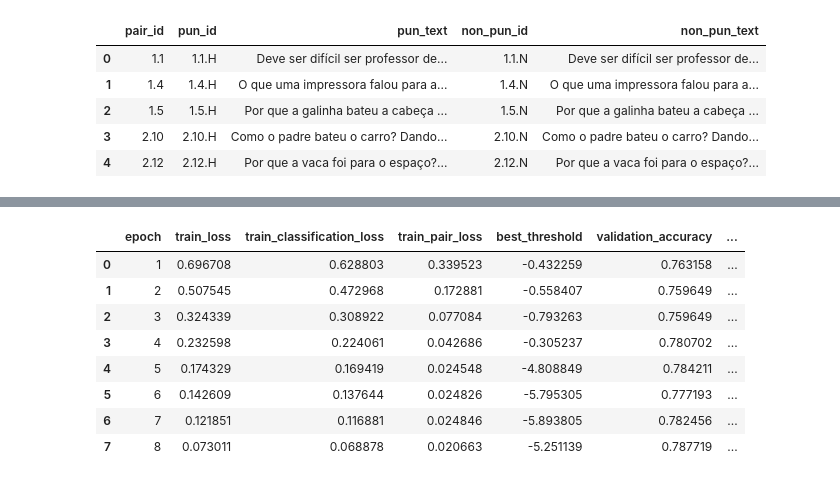
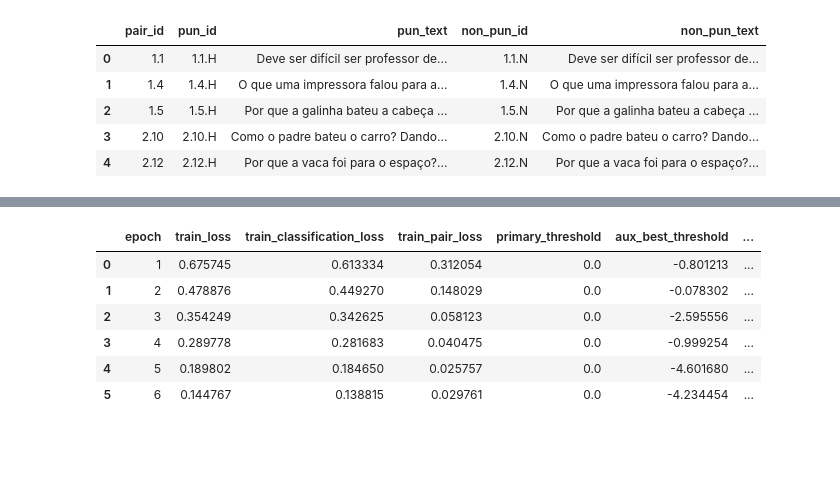
Before and after one commit to avelando/pun-detection-split-analysis, a Jupyter notebook: BERTimbau/constrativo/code.ipynb, the cells around one changed output, grey strips where cells are left out. Cells and saved outputs as stored; diff of their text form; code cells hidden in the pictures; blank space fills up the shorter version.

```diff
--- a/BERTimbau_constrativo.ipynb
+++ b/BERTimbau/constrativo/code.ipynb
@@ -51,14 +51,14 @@ label2id = {
 
 SEED = 40
 MAX_LENGTH = 256
-NUM_EPOCHS = 8
+NUM_EPOCHS = 6
 LEARNING_RATE = 2e-5
 TRAIN_BATCH_SIZE = 8
 EVAL_BATCH_SIZE = 8
 WEIGHT_DECAY = 0.01
 WARMUP_RATIO = 0.1
 MAX_GRAD_NORM = 1.0
-EARLY_STOPPING_PATIENCE = 3
+EARLY_STOPPING_PATIENCE = 2
 
 ALPHA_PAIR_LOSS = 0.2
 PAIR_MARGIN = 0.5
@@ -424,11 +450,18 @@ train_pair_dataset = PairedPunDataset(train_pairs_df)
 validation_single_dataset = SingleTextDataset(validation_df)
 test_single_dataset = SingleTextDataset(test_df)
 
+PAIR_BATCH_SIZE = max(1, TRAIN_BATCH_SIZE // 2)
+
 train_pair_loader = DataLoader(
     train_pair_dataset,
-    batch_size=TRAIN_BATCH_SIZE,
+    batch_size=PAIR_BATCH_SIZE,
     shuffle=True,
     collate_fn=paired_collate_fn
+)
+
+print(
+    f"Train pair batch size: {PAIR_BATCH_SIZE} pairs "
+    f"= {PAIR_BATCH_SIZE * 2} texts per update"
 )
 
 validation_single_loader = DataLoader(
@@ -697,8 +729,12 @@ def apply_pairwise_decoding(predictions_df):
 
     return decoded_df
 # %%
-best_validation_accuracy = -1.0
-best_validation_threshold = 0.0
+PRIMARY_THRESHOLD = 0.0
+
+best_validation_f1 = -1.0
+best_validation_accuracy_at_best_f1 = -1.0
+best_validation_threshold = PRIMARY_THRESHOLD
+
 best_model_state = None
 epochs_without_improvement = 0
 
@@ -808,33 +844,37 @@ for epoch in range(1, NUM_EPOCHS + 1):
     average_classification_loss = total_classification_loss / len(train_pair_loader)
     average_pair_loss = total_pair_loss / len(train_pair_loader)
 
-    validation_metrics_default, validation_predictions_df = evaluate_model(
+    validation_metrics, validation_predictions_df = evaluate_model(
         model=model,
         dataloader=validation_single_loader,
-        threshold=0.0
-    )
-
-    best_epoch_threshold, best_epoch_accuracy = find_best_threshold(
-        predictions_df=validation_predictions_df,
-        metric_name="accuracy"
-    )
-
-    validation_metrics, _ = evaluate_model(
-        model=model,
-        dataloader=validation_single_loader,
-        threshold=best_epoch_threshold
+        threshold=PRIMARY_THRESHOLD
     )
 
     current_validation_accuracy = validation_metrics["accuracy"]
+    current_validation_f1 = validation_metrics["f1_macro"]
 
-    current_validation_f1 = validation_metrics["f1_macro"]
+    aux_epoch_threshold, aux_epoch_f1 = find_best_threshold(
+        predictions_df=validation_predictions_df,
+        metric_name="f1_macro"
+    )
+
+    aux_validation_metrics, _ = evaluate_model(
+        model=model,
+        dataloader=validation_single_loader,
+        threshold=aux_epoch_threshold
+    )
 
     epoch_record = {
         "epoch": epoch,
         "train_loss": average_loss,
         "train_classification_loss": average_classification_loss,
         "train_pair_loss": average_pair_loss,
-        "best_threshold": best_epoch_threshold,
+
+        "primary_threshold": PRIMARY_THRESHOLD,
+        "aux_best_threshold": aux_epoch_threshold,
+        "aux_validation_accuracy": aux_validation_metrics["accuracy"],
+        "aux_validation_f1_macro": aux_validation_metrics["f1_macro"],
+
         **{f"validation_{key}": value for key, value in validation_metrics.items()}
     }
 
@@ -847,9 +887,10 @@ for epoch in range(1, NUM_EPOCHS + 1):
         else:
             print(f"{key}: {value}")
 
-    if current_validation_accuracy > best_validation_accuracy:
-        best_validation_accuracy = current_validation_accuracy
-        best_validation_threshold = best_epoch_threshold
+    if current_validation_f1 > best_validation_f1:
+        best_validation_f1 = current_validation_f1
+        best_validation_accuracy_at_best_f1 = current_validation_accuracy
+        best_validation_threshold = PRIMARY_THRESHOLD
         epochs_without_improvement = 0
 
         best_model_state = {
@@ -857,8 +898,11 @@ for epoch in range(1, NUM_EPOCHS + 1):
             for key, value in model.state_dict().items()
         }
 
-        print(f"New best validation accuracy: {best_validation_accuracy:.4f}")
-        print(f"Best threshold: {best_validation_threshold:.4f}")
+        print(f"New best validation f1_macro: {best_validation_f1:.4f}")
+        print(
+            f"Validation accuracy at best f1_macro: "
+            f"{best_validation_accuracy_at_best_f1:.4f}"
+        )
 
     else:
         epochs_without_improvement += 1
@@ -1022,12 +1033,10 @@ Training history:
-|  | epoch | train_loss | train_classification_loss | train_pair_loss | best_threshold | validation_accuracy | ... |
-| 0 | 1 | 0.696708 | 0.628803 | 0.339523 | -0.432259 | 0.763158 | ... |
-| 1 | 2 | 0.507545 | 0.472968 | 0.172881 | -0.558407 | 0.759649 | ... |
-| 2 | 3 | 0.324339 | 0.308922 | 0.077084 | -0.793263 | 0.759649 | ... |
-| 3 | 4 | 0.232598 | 0.224061 | 0.042686 | -0.305237 | 0.780702 | ... |
-| 4 | 5 | 0.174329 | 0.169419 | 0.024548 | -4.808849 | 0.784211 | ... |
-| 5 | 6 | 0.142609 | 0.137644 | 0.024826 | -5.795305 | 0.777193 | ... |
-| 6 | 7 | 0.121851 | 0.116881 | 0.024846 | -5.893805 | 0.782456 | ... |
-| 7 | 8 | 0.073011 | 0.068878 | 0.020663 | -5.251139 | 0.787719 | ... |
+|  | epoch | train_loss | train_classification_loss | train_pair_loss | primary_threshold | aux_best_threshold | ... |
+| 0 | 1 | 0.675745 | 0.613334 | 0.312054 | 0.0 | -0.801213 | ... |
+| 1 | 2 | 0.478876 | 0.449270 | 0.148029 | 0.0 | -0.078302 | ... |
+| 2 | 3 | 0.354249 | 0.342625 | 0.058123 | 0.0 | -2.595556 | ... |
+| 3 | 4 | 0.289778 | 0.281683 | 0.040475 | 0.0 | -0.999254 | ... |
+| 4 | 5 | 0.189802 | 0.184650 | 0.025757 | 0.0 | -4.601680 | ... |
+| 5 | 6 | 0.144767 | 0.138815 | 0.029761 | 0.0 | -4.234454 | ... |
 # %%
 if best_model_state is not None:
     model.load_state_dict(best_model_state)
```
Also changed, not shown: parts of 9 cells of this notebook, 11 other files.
